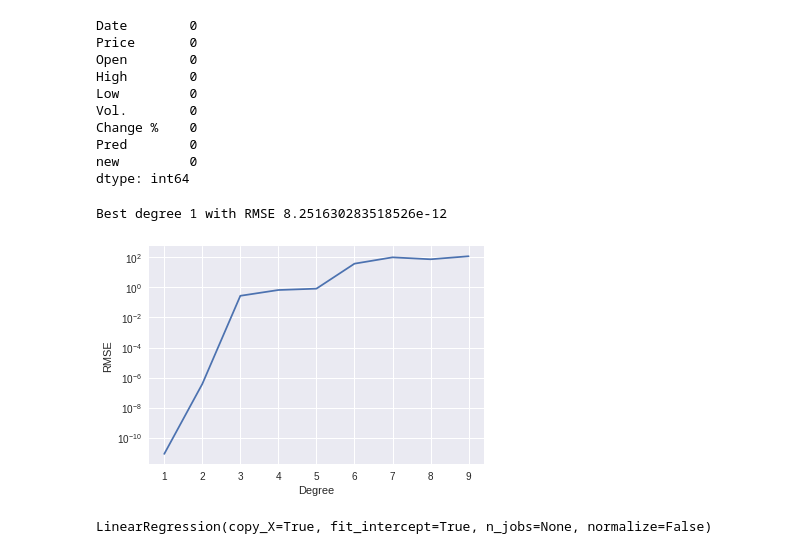
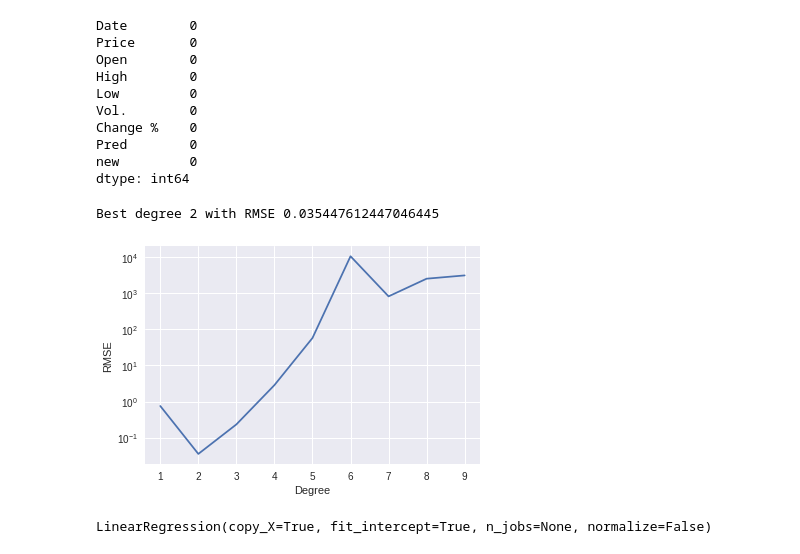
Before and after one commit to merrcury/PRJ_ML_FInancial-Market, a Jupyter notebook: Module 3 - Regression - Beta Calculation.ipynb, the cells around one changed output. Saved outputs shown, nothing was run; the diff lists cells and outputs as text; code cells hidden in the pictures.

```diff
--- a/Module 3 - Regression - Beta Calculation.ipynb
+++ b/Module 3 - Regression - Beta Calculation.ipynb
@@ -81,7 +81,7 @@ dtype: int64
 # %%
 #In this section, We are gonna find out the best degree for the Polynomial Regression Model.
 X = df[['Price','Open','High','Low']]
-y = df['Pred']
+y = df['new']
 x_train, x_test, y_train, y_test = train_test_split(X, y, test_size=0.3)
 
 rmses = []
@@ -94,33 +94,33 @@ for deg in degrees:
     poly_features = PolynomialFeatures(degree=deg, include_bias=False)
     x_poly_train = poly_features.fit_transform(x_train)
 
     # Linear regression
     poly_reg = LinearRegression()
     poly_reg.fit(x_poly_train, y_train)
 
     # Compare with test data
     x_poly_test = poly_features.fit_transform(x_test)
     poly_predict = poly_reg.predict(x_poly_test)
     poly_mse = mean_squared_error(y_test, poly_predict)
     poly_rmse = np.sqrt(poly_mse)
     rmses.append(poly_rmse)
 
         # Cross-validation of degree
     if min_rmse > poly_rmse:
         min_rmse = poly_rmse
         min_deg = deg
 
 # Plot and present results
 print('Best degree {} with RMSE {}'.format(min_deg, min_rmse))
 
 fig = plt.figure()
 ax = fig.add_subplot(111)
 ax.plot(degrees, rmses)
 ax.set_yscale('log')
 ax.set_xlabel('Degree')
 ax.set_ylabel('RMSE')
 plt.show()
 # %% [output]
-Best degree 1 with RMSE 8.251630283518526e-12
+Best degree 2 with RMSE 0.035447612447046445
-[figure, old version]
+[figure, new version]
 # %%
```
Also changed, not shown: parts of 4 cells of this notebook.
